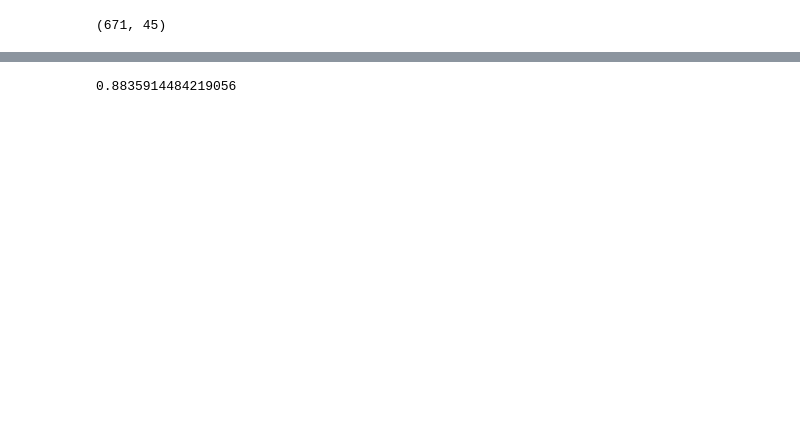
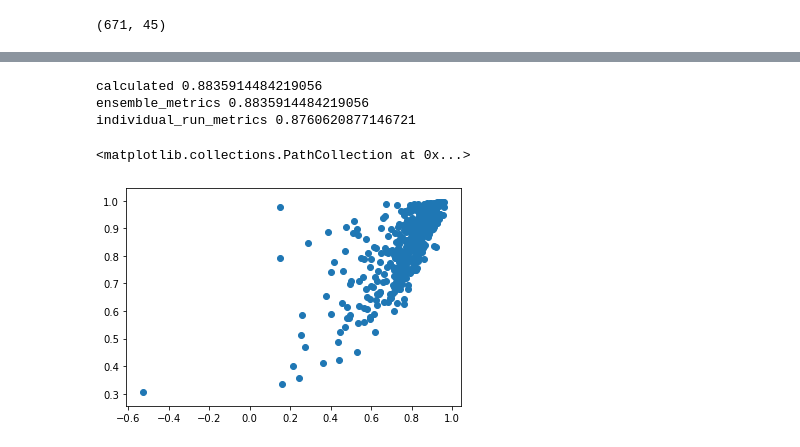
Before and after one commit to jmframe/lstm-da-analysis, a Jupyter notebook: assimilation_analysis_jmframe.ipynb, the cells around one changed output, grey strips where cells are left out. Cells and saved outputs as stored; diff of their text form; code cells hidden in the pictures; blank space fills up the shorter version.

Commit message:
Comparing base model against test models.

```diff
--- a/assimilation_analysis_jmframe.ipynb
+++ b/assimilation_analysis_jmframe.ipynb
@@ -88,7 +119,17 @@ array([('01022500', 'base_model'), ('01022500', 'base_model_states'),
 def nse(y, y_hat):
     idx = (~np.isnan(y)) & (~np.isnan(y_hat))
     return 1 - np.nansum((y[idx] - y_hat[idx])**2) / np.nansum((y[idx] - np.nanmean(y[idx]))**2)
-# %%
-nse(observations['01022500'], simulations['01022500', 'base_model'])
-# %% [output]
-0.8835914484219056
+# %%
+# Testing metric saved vs calculated
+print('calculated', nse(observations['01022500'], simulations['01022500', 'base_model']))
+print('ensemble_metrics', ensemble_metrics.loc['01022500',['NSE', 'base_model']][0])
+print('individual_run_metrics', individual_run_metrics.loc['01022500',['NSE', 'base_model']][0])
+# %% [output]
+calculated 0.8835914484219056
+ensemble_metrics 0.8835914484219056
+individual_run_metrics 0.8760620877146721
+# %%
+plt.scatter(ensemble_metrics['NSE', 'base_model'], ensemble_metrics['NSE', 'base_model_states'])
+# %% [output]
+<matplotlib.collections.PathCollection at 0x...>
+[figure, added]
```
Also changed, not shown: parts of 11 cells of this notebook, 3 other files.
